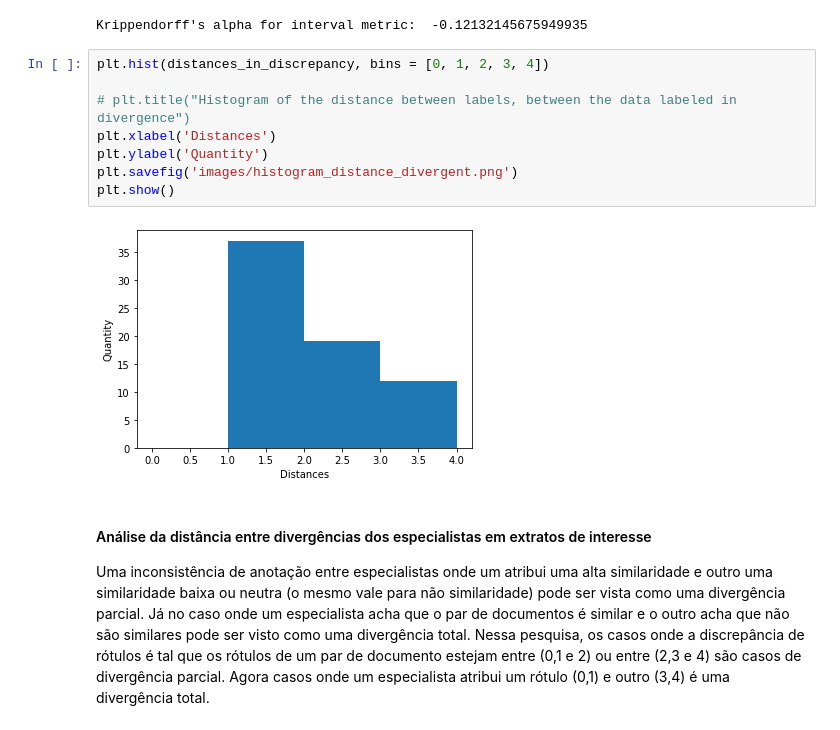
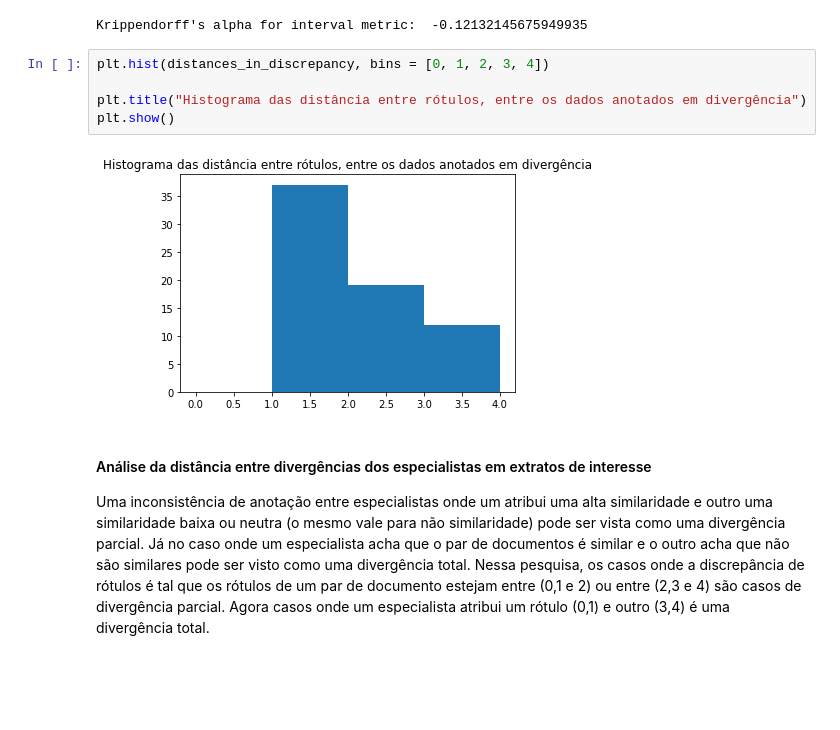
Before and after one commit to danieljunior/jidm, a Jupyter notebook: Survey Responses Data Analysis.ipynb, the cells around one changed output. Drawn from its saved outputs; the diff is of its cells as text; blank space fills up the shorter version.

```diff
--- a/Data Analysis.ipynb
+++ b/Survey Responses Data Analysis.ipynb
@@ -181,16 +181,13 @@ SpearmanrResult(correlation=0.6045049720354123, pvalue=4.792430706079734e-08)
 print("Krippendorff's alpha for interval metric: ", krippendorff.alpha(reliability_data=[tmp[:,0].tolist(),tmp[:,1].tolist()]))
 # %% [output]
 Krippendorff's alpha for interval metric:  -0.12132145675949935
-# %%
-plt.hist(distances_in_discrepancy, bins = [0, 1, 2, 3, 4])
-
-# plt.title("Histogram of the distance between labels, between the data labeled in divergence")
-plt.xlabel('Distances')
-plt.ylabel('Quantity')
-plt.savefig('images/histogram_distance_divergent.png')
-plt.show()
-# %% [output]
-[figure, removed]
+# %%
+plt.hist(distances_in_discrepancy, bins = [0, 1, 2, 3, 4])
+
+plt.title("Histograma das distância entre rótulos, entre os dados anotados em divergência")
+plt.show()
+# %% [output]
+[figure, added]
 # %% [markdown]
 #### Análise da distância entre divergências dos especialistas em extratos de interesse
 Uma inconsistência de anotação entre especialistas onde um atribui uma alta similaridade e outro uma similaridade baixa ou neutra (o mesmo vale para não similaridade) pode ser vista como uma divergência parcial. Já no caso onde um especialista acha que o par de documentos é similar e o outro acha que não são similares pode ser visto como uma divergência total.
```
Also changed, not shown: parts of 13 cells of this notebook, 13 other files.
